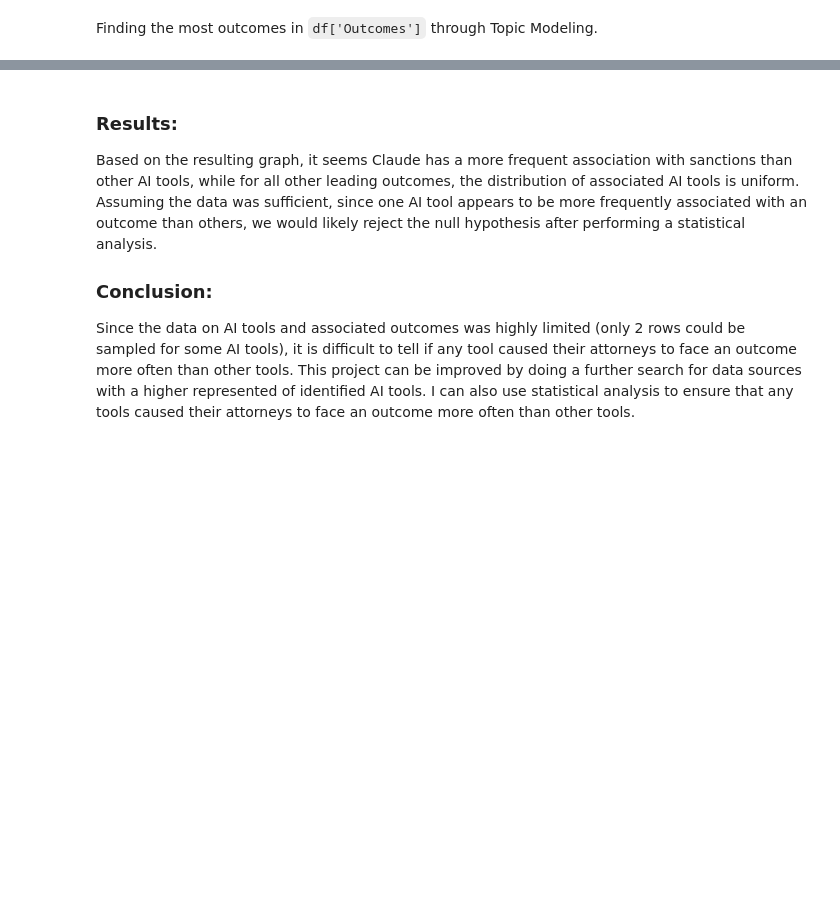
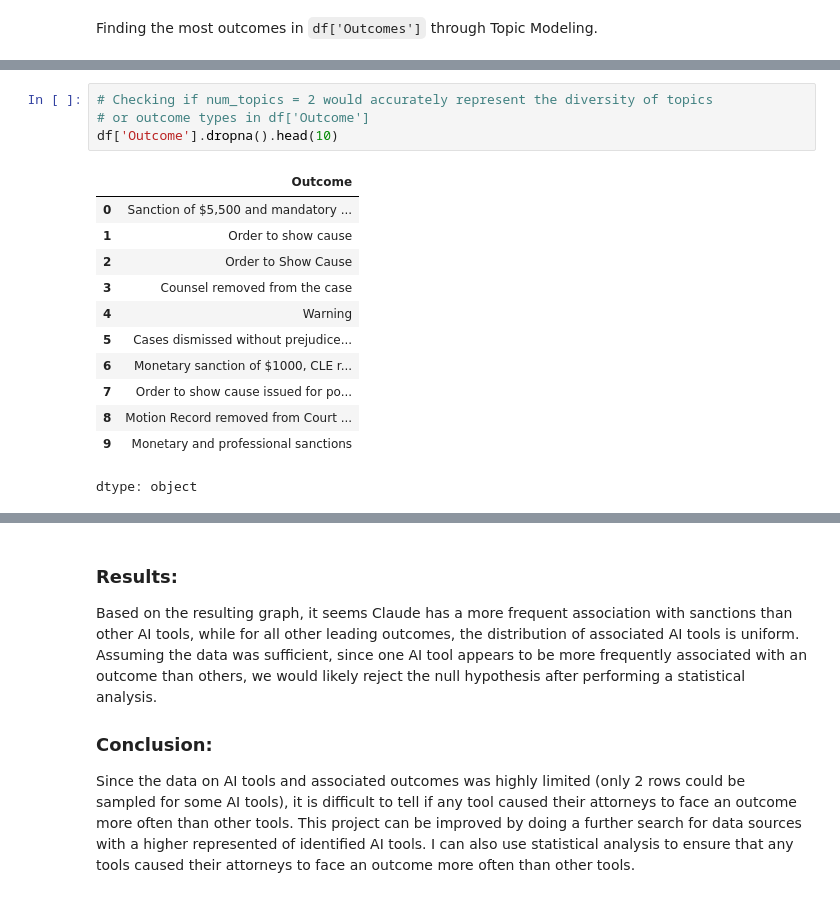
Before and after one commit to Amitganguly0327/data-analysis-portfolio, a Jupyter notebook: AI_Hallucinations_in_Legal_Matters.ipynb, the cells around one changed output, grey strips where cells are left out. Drawn from its saved outputs; the diff is of its cells as text; blank space fills up the shorter version.

```diff
--- a/AI_Hallucinations_in_Legal_Matters.ipynb
+++ b/AI_Hallucinations_in_Legal_Matters.ipynb
@@ -308,0 +176,17 @@ sample_df.head()
+# %%
+# Checking if num_topics = 2 would accurately represent the diversity of topics
+# or outcome types in df['Outcome']
+df['Outcome'].dropna().head(10)
+# %% [output]
+|  | Outcome |
+| 0 | Sanction of $5,500 and mandatory ... |
+| 1 | Order to show cause |
+| 2 | Order to Show Cause |
+| 3 | Counsel removed from the case |
+| 4 | Warning |
+| 5 | Cases dismissed without prejudice... |
+| 6 | Monetary sanction of $1000, CLE r... |
+| 7 | Order to show cause issued for po... |
+| 8 | Motion Record removed from Court ... |
+| 9 | Monetary and professional sanctions |
+dtype: object
```
Also changed, not shown: parts of 48 cells of this notebook.
